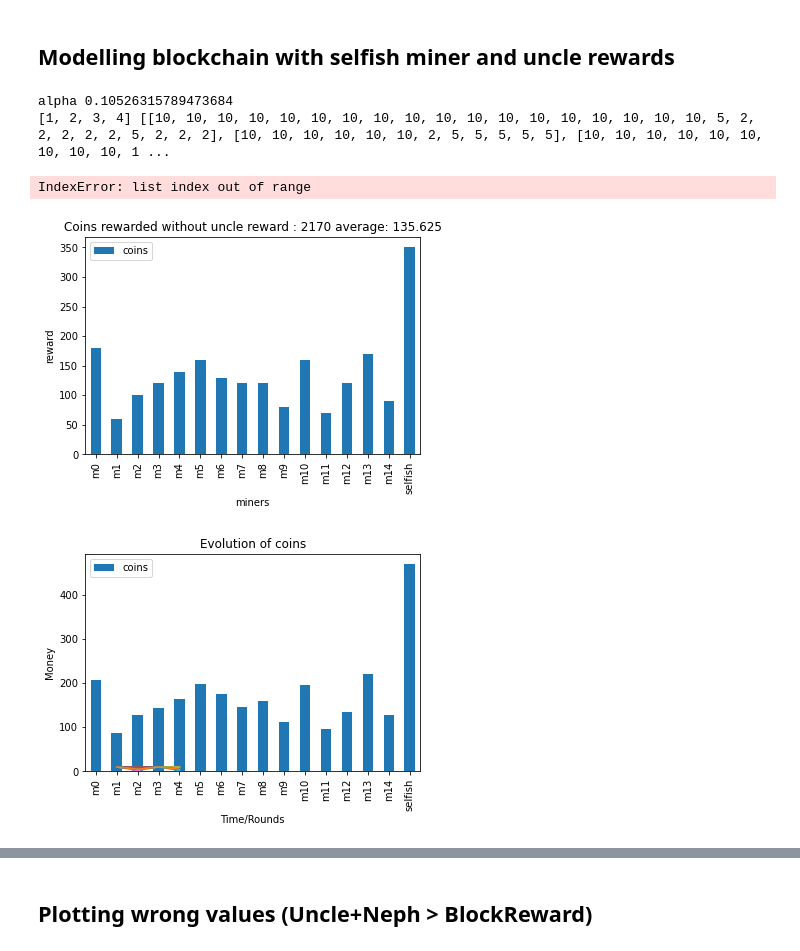
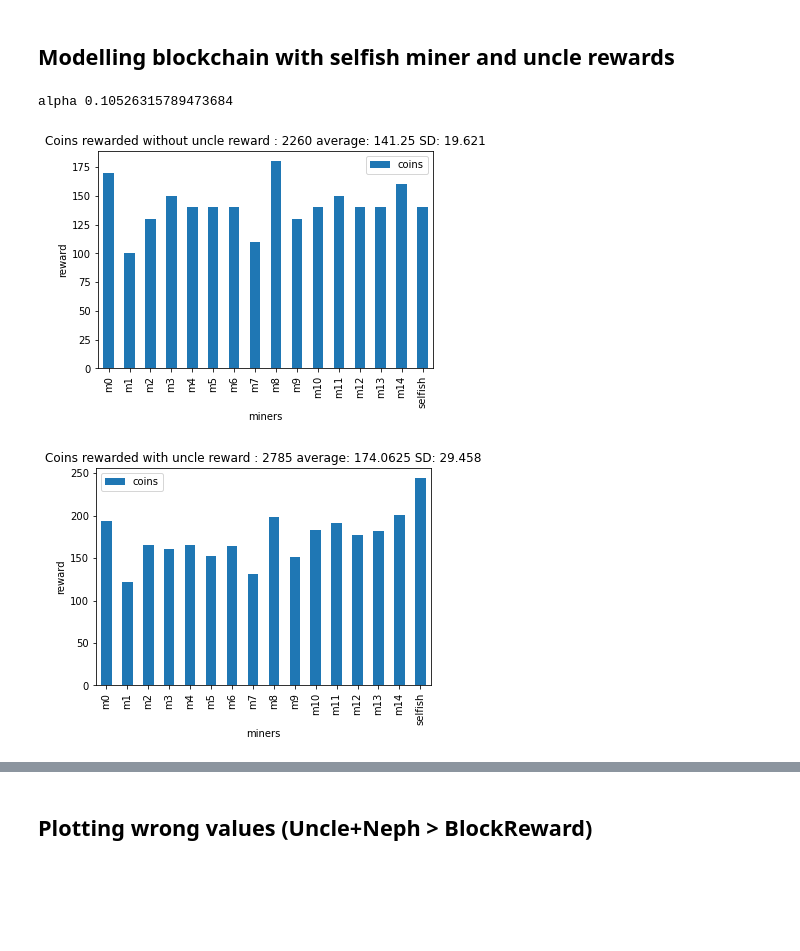
Before and after one commit to TTorgersen/dat650Project, a Jupyter notebook: uncle.ipynb, the cells around one changed output, grey strips where cells are left out. Saved outputs shown, nothing was run; the diff lists cells and outputs as text; code cells hidden in the pictures; blank space fills up the shorter version.

```diff
--- a/uncle.ipynb
+++ b/uncle.ipynb
@@ -356,7 +429,7 @@ for i in range(15):
     miners.append(m)
 
 big = Miner(5, "big", bc)
-while bc.size < 31:
+while bc.size < 301:
     big.PoWSolver()
 
     for m in miners:
@@ -392,36 +462,34 @@ miners = []
 for i in range(15):
     m = Miner(1, "m"+str(i), bc)
     miners.append(m)
 
 selfish = SelfishMiner(2,"selfish", bc)
-while bc.size < 300:
+while bc.size < 301:
     selfish.PoWSolver()
 
     for m in miners:
         m.PoWSolver()
 
     selfish.UpdateLast()
 
     for m in miners:
         m.UpdateLast()
 
 
 miners.append(selfish)
 total = selfish.miningPower
 for m in miners:
     total += m.miningPower
 print("alpha {}".format(selfish.miningPower/total))
 bc.createMainChain()
 bc.getUncles()
 bc.getUnclesBlock()
 calculateBaseRewards(miners,bc.mainchainPrint)
 visualizeRewards(miners, "without")
 calculateUncleRewards(miners, bc.uncleBlocks, bc.mainchain)
 visualizeRewards(miners, "with")
-visualizeLines(miners)
+#visualizeLines(miners)
 # %% [output]
 alpha 0.10526315789473684
-[1, 2, 3, 4] [[10, 10, 10, 10, 10, 10, 10, 10, 10, 10, 10, 10, 10, 10, 10, 10, 10, 10, 5, 2, 2, 2, 2, 2, 5, 2, 2, 2], [10, 10, 10, 10, 10, 10, 2, 5, 5, 5, 5, 5], [10, 10, 10, 10, 10, 10, 10, 10, 10, 1 ...
-IndexError: list index out of range
-[figure, old version]
+[figure, new version]
-[figure, old version]
+[figure, new version]
```
Also changed, not shown: parts of 17 cells of this notebook, 1 other file.
